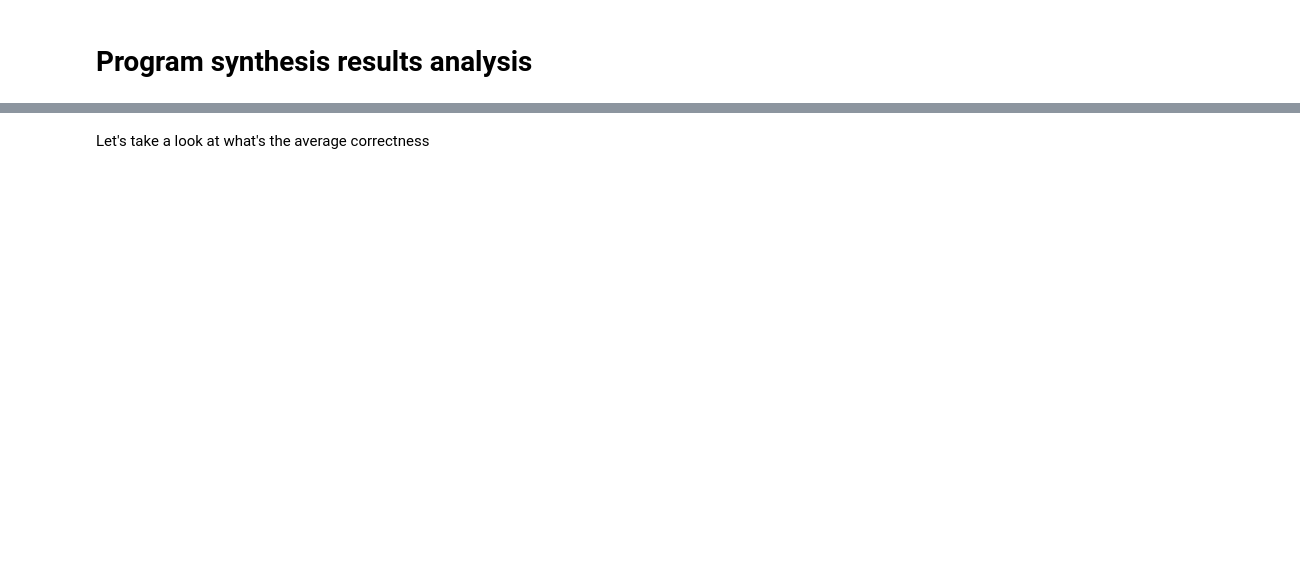
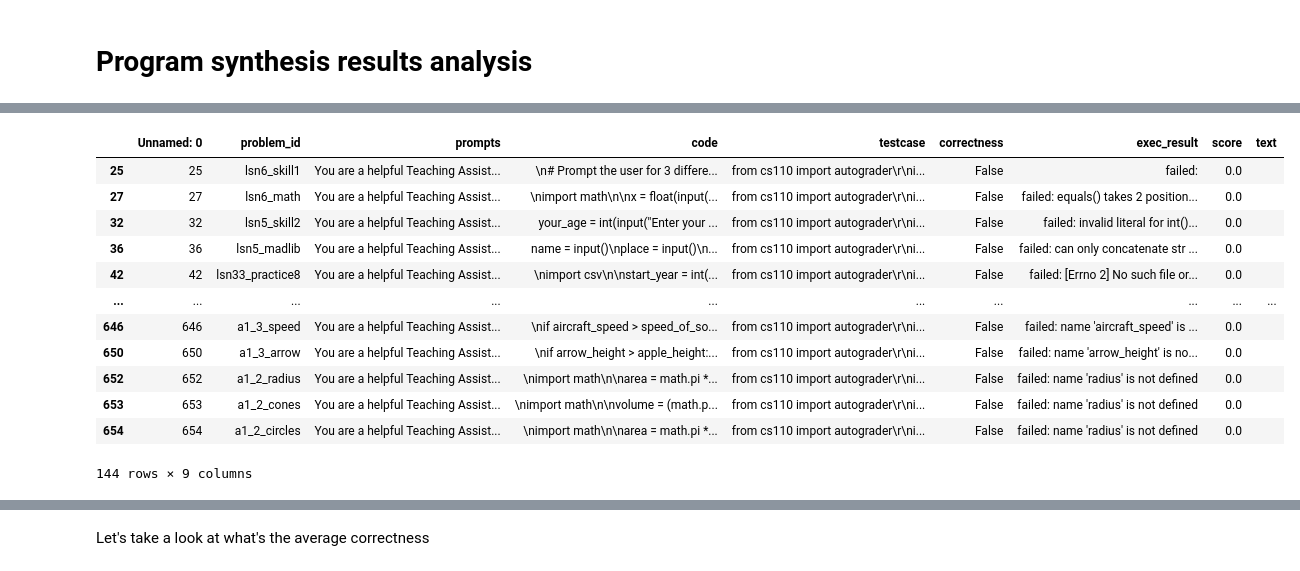
Before and after one commit to KoutchemeCharles/learnlab2023, a Jupyter notebook: notebooks/results_analysis.ipynb, the cells around one changed output, grey strips where cells are left out. Saved outputs shown, nothing was run; the diff lists cells and outputs as text; code cells hidden in the pictures; blank space fills up the shorter version.

```diff
--- a/notebooks/results_analysis.ipynb
+++ b/notebooks/results_analysis.ipynb
@@ -51,0 +68,16 @@ df
+# %%
+fails
+# %% [output]
+|  | Unnamed: 0 | problem_id | prompts | code | testcase | correctness | exec_result | score | text |
+| 25 | 25 | lsn6_skill1 | You are a helpful Teaching Assist... | \n# Prompt the user for 3 differe... | from cs110 import autograder\r\ni... | False | failed: | 0.0 |  |
+| 27 | 27 | lsn6_math | You are a helpful Teaching Assist... | \nimport math\n\nx = float(input(... | from cs110 import autograder\r\ni... | False | failed: equals() takes 2 position... | 0.0 |  |
+| 32 | 32 | lsn5_skill2 | You are a helpful Teaching Assist... | your_age = int(input("Enter your ... | from cs110 import autograder\r\ni... | False | failed: invalid literal for int()... | 0.0 |  |
+| 36 | 36 | lsn5_madlib | You are a helpful Teaching Assist... | name = input()\nplace = input()\n... | from cs110 import autograder\r\ni... | False | failed: can only concatenate str ... | 0.0 |  |
+| 42 | 42 | lsn33_practice8 | You are a helpful Teaching Assist... | \nimport csv\n\nstart_year = int(... | from cs110 import autograder\r\ni... | False | failed: [Errno 2] No such file or... | 0.0 |  |
+| ... | ... | ... | ... | ... | ... | ... | ... | ... | ... |
+| 646 | 646 | a1_3_speed | You are a helpful Teaching Assist... | \nif aircraft_speed > speed_of_so... | from cs110 import autograder\r\ni... | False | failed: name 'aircraft_speed' is ... | 0.0 |  |
+| 650 | 650 | a1_3_arrow | You are a helpful Teaching Assist... | \nif arrow_height > apple_height:... | from cs110 import autograder\r\ni... | False | failed: name 'arrow_height' is no... | 0.0 |  |
+| 652 | 652 | a1_2_radius | You are a helpful Teaching Assist... | \nimport math\n\narea = math.pi *... | from cs110 import autograder\r\ni... | False | failed: name 'radius' is not defined | 0.0 |  |
+| 653 | 653 | a1_2_cones | You are a helpful Teaching Assist... | \nimport math\n\nvolume = (math.p... | from cs110 import autograder\r\ni... | False | failed: name 'radius' is not defined | 0.0 |  |
+| 654 | 654 | a1_2_circles | You are a helpful Teaching Assist... | \nimport math\n\narea = math.pi *... | from cs110 import autograder\r\ni... | False | failed: name 'radius' is not defined | 0.0 |  |
+144 rows × 9 columns
```
Also changed, not shown: parts of 16 cells of this notebook, 6 other files.
